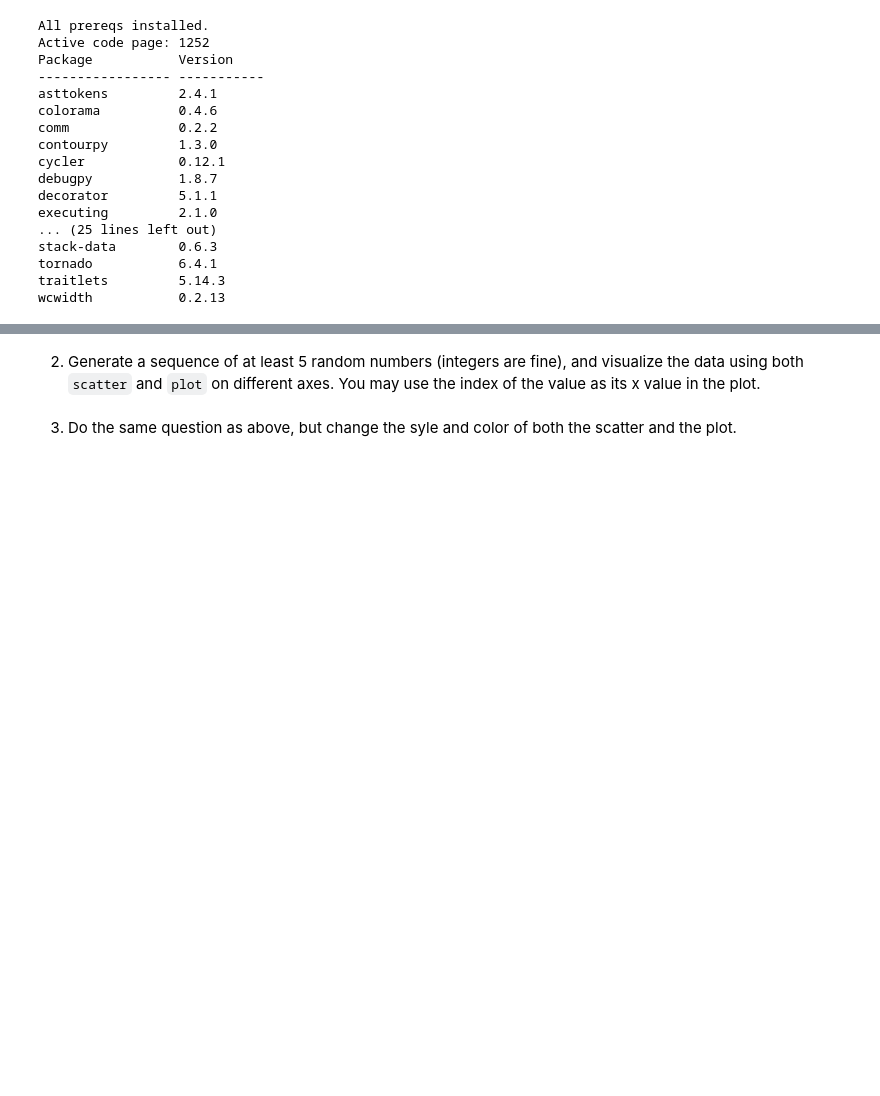
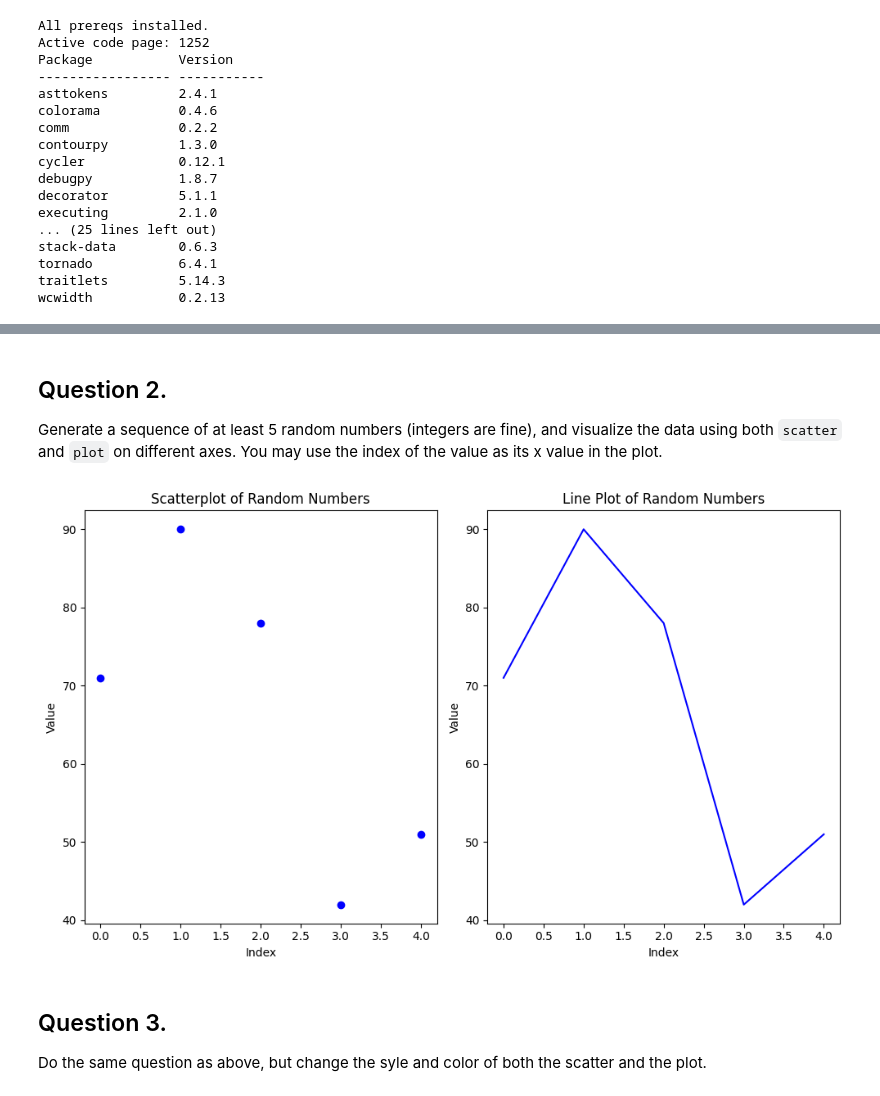
Before and after one commit to trentrueckert/web-project-03-trentrueckert, a Jupyter notebook: pyplot.ipynb, the cells around one changed output, grey strips where cells are left out. Cells and saved outputs as stored; diff of their text form; code cells hidden in the pictures; blank space fills up the shorter version.

```diff
--- a/pyplot.ipynb
+++ b/pyplot.ipynb
@@ -61,4 +78,34 @@ letter_freq = dict(Counter(TEXT))
 # %% [markdown]
-2. Generate a sequence of at least 5 random numbers (integers are fine), and visualize the data using both `scatter` and `plot` on different axes.  You may use the index of the value as its x value in the plot.
+## Question 2.
+
+Generate a sequence of at least 5 random numbers (integers are fine), and visualize the data using both `scatter` and `plot` on different axes.  You may use the index of the value as its x value in the plot.
+# %%
+import numpy as np
+
+# generate the list of 5 random integers
+random_numbers = np.random.randint(1, 100, size=5)
+x_vals = range(len(random_numbers))
+
+# Create the scatterplot
+plt.figure(figsize=(10, 6))
+plt.subplot(1, 2, 1)
+plt.scatter(x_vals, random_numbers, color='blue')
+plt.title('Scatterplot of Random Numbers')
+plt.xlabel('Index')
+plt.ylabel('Value')
+
+# Create the line plot
+plt.subplot(1, 2, 2)
+plt.plot(x_vals, random_numbers, color='blue')
+plt.title('Line Plot of Random Numbers')
+plt.xlabel('Index')
+plt.ylabel('Value')
+
+plt.tight_layout()
+plt.show()
+# %% [output]
+[figure, added]
 # %% [markdown]
-3. Do the same question as above, but change the syle and color of both the scatter and the plot.
+## Question 3.
+
+Do the same question as above, but change the syle and color of both the scatter and the plot.
```
Also changed, not shown: parts of 6 cells of this notebook.
